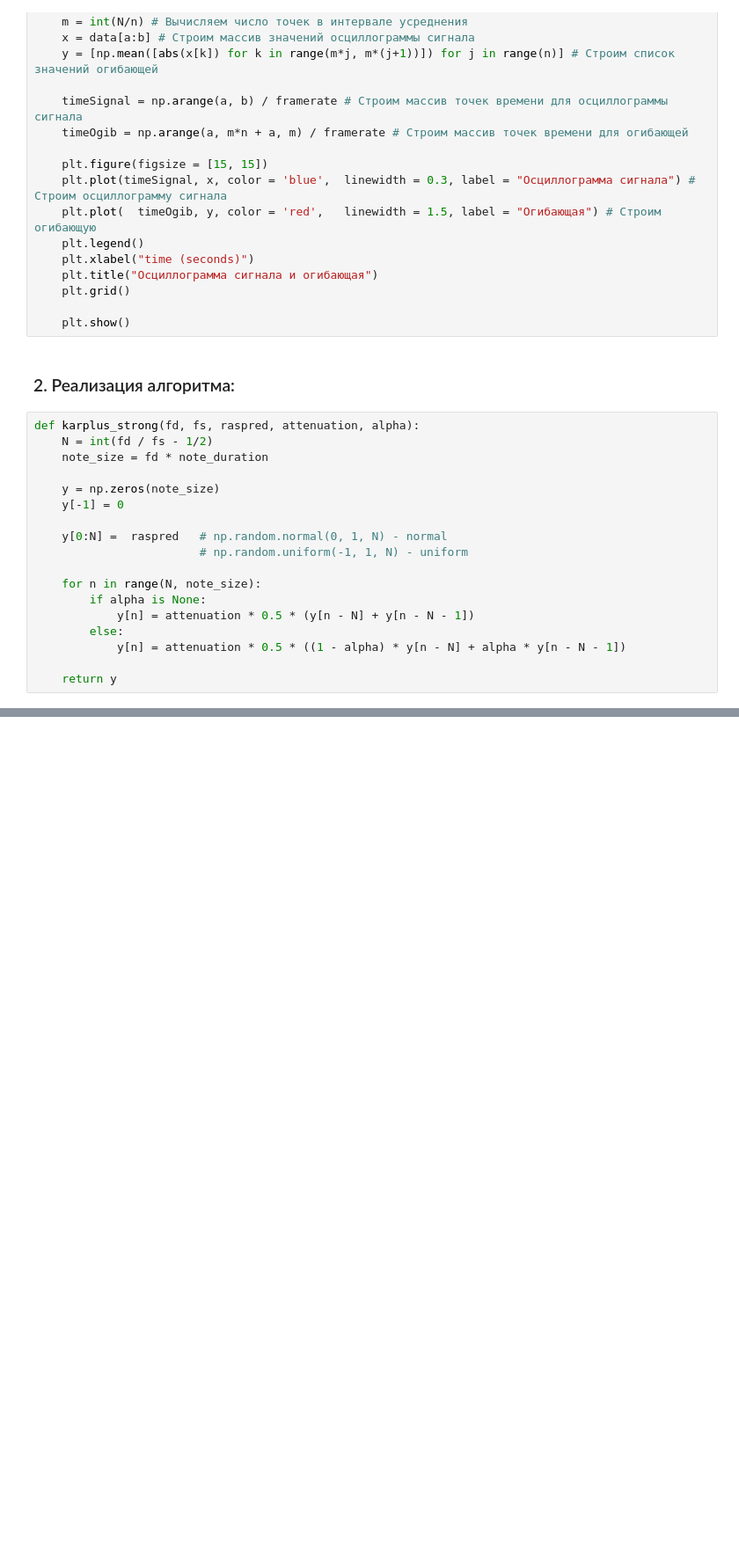
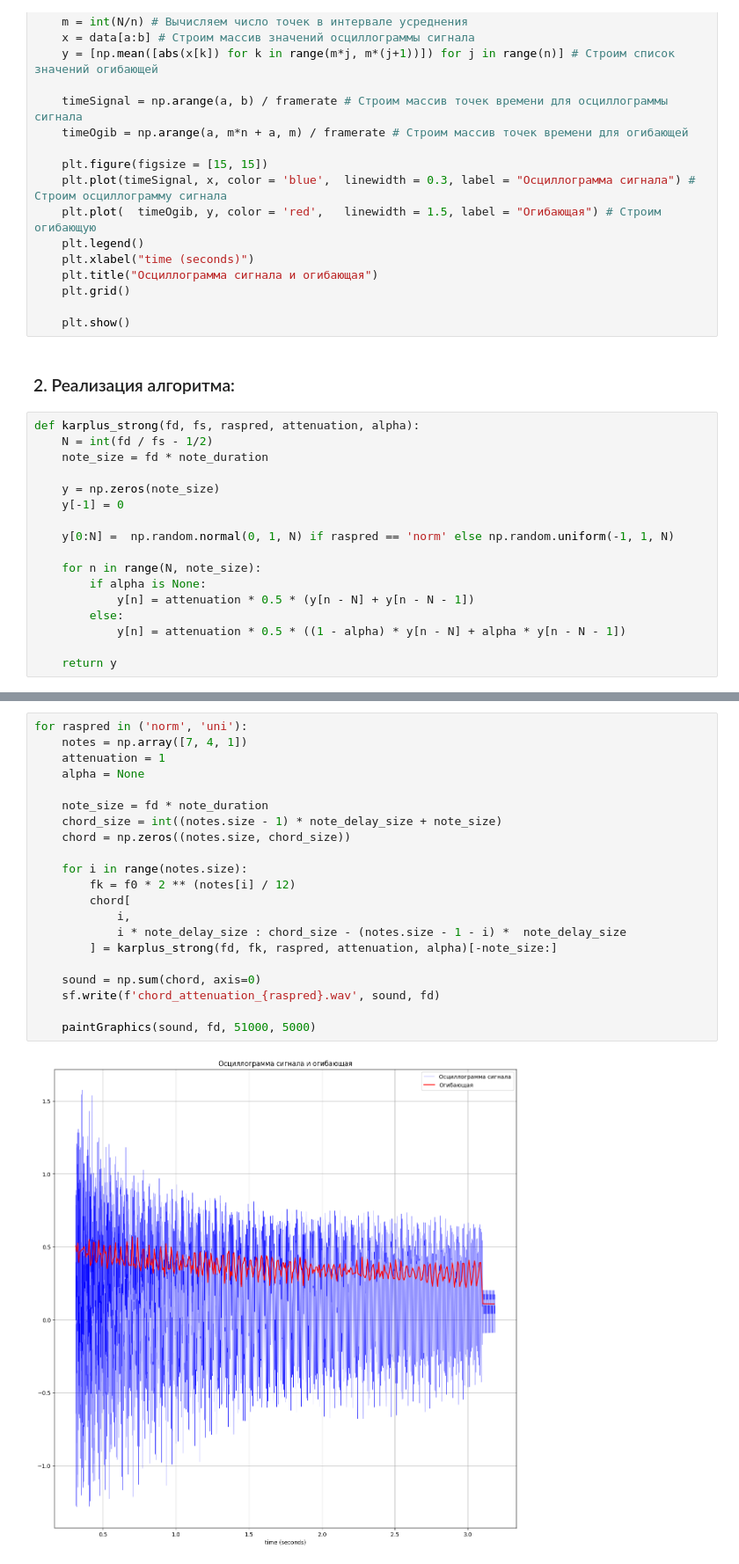
Before and after one commit to Sashauxgit/mathematical-methods-of-digital-signal-processing, a Jupyter notebook: lab4/MMDSP_Semenov_lab4.ipynb, the cells around one changed output, grey strips where cells are left out. Shown at 88% size. Drawn from its saved outputs; the diff is of its cells as text; blank space fills up the shorter version.

```diff
--- a/lab4/MMDSP_Semenov_lab4.ipynb
+++ b/lab4/MMDSP_Semenov_lab4.ipynb
@@ -83,8 +83,7 @@ def karplus_strong(fd, fs, raspred, attenuation, alpha):
     y = np.zeros(note_size)
     y[-1] = 0
 
-    y[0:N] =  raspred   # np.random.normal(0, 1, N) - normal
-                        # np.random.uniform(-1, 1, N) - uniform
+    y[0:N] =  np.random.normal(0, 1, N) if raspred == 'norm' else np.random.uniform(-1, 1, N)
 
     for n in range(N, note_size):
         if alpha is None:
@@ -95,0 +99,23 @@ def karplus_strong(fd, fs, raspred, attenuation, alpha):
+# %%
+for raspred in ('norm', 'uni'):
+    notes = np.array([7, 4, 1])
+    attenuation = 1
+    alpha = None
+
+    note_size = fd * note_duration
+    chord_size = int((notes.size - 1) * note_delay_size + note_size)
+    chord = np.zeros((notes.size, chord_size))
+
+    for i in range(notes.size):
+        fk = f0 * 2 ** (notes[i] / 12)
+        chord[
+            i,
+            i * note_delay_size : chord_size - (notes.size - 1 - i) *  note_delay_size
+        ] = karplus_strong(fd, fk, raspred, attenuation, alpha)[-note_size:]
+
+    sound = np.sum(chord, axis=0)
+    sf.write(f'chord_attenuation_{raspred}.wav', sound, fd)
+
+    paintGraphics(sound, fd, 51000, 5000)
+# %% [output]
+[figure, added]
```
Also changed, not shown: parts of 2 cells of this notebook, 2 other files.
